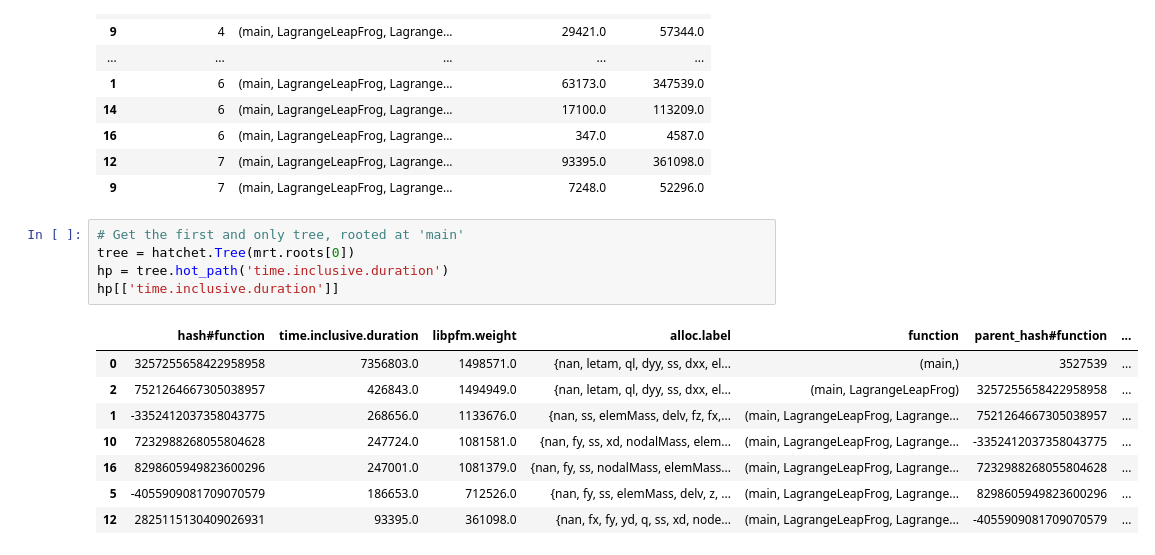
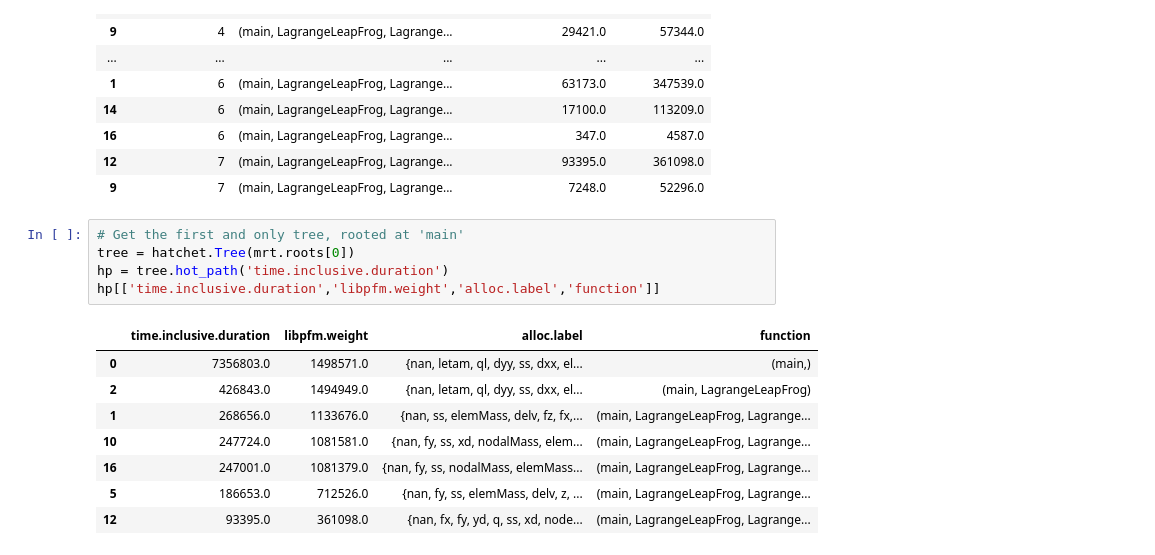
Before and after one commit to LLNL/caliper-examples, a Jupyter notebook: jupyter_notebooks/LULESH Memory Load Sampling Analysis.ipynb, the cells around one changed output. Drawn from its saved outputs; the diff is of its cells as text.

```diff
--- a/jupyter_notebooks/LULESH Memory Load Sampling Analysis.ipynb
+++ b/jupyter_notebooks/LULESH Memory Load Sampling Analysis.ipynb
@@ -162,14 +162,14 @@ mrt.df_nodes[['depth#function', 'function', 'time.inclusive.duration', 'libpfm.w
 # %%
 # Get the first and only tree, rooted at 'main'
 tree = hatchet.Tree(mrt.roots[0])
 hp = tree.hot_path('time.inclusive.duration')
-hp[['time.inclusive.duration']]
+hp[['time.inclusive.duration','libpfm.weight','alloc.label','function']]
 # %% [output]
-|  | hash#function | time.inclusive.duration | libpfm.weight | alloc.label | function | parent_hash#function | ... |
-| 0 | 3257255658422958958 | 7356803.0 | 1498571.0 | {nan, letam, ql, dyy, ss, dxx, el... | (main,) | 3527539 | ... |
-| 2 | 7521264667305038957 | 426843.0 | 1494949.0 | {nan, letam, ql, dyy, ss, dxx, el... | (main, LagrangeLeapFrog) | 3257255658422958958 | ... |
-| 1 | -3352412037358043775 | 268656.0 | 1133676.0 | {nan, ss, elemMass, delv, fz, fx,... | (main, LagrangeLeapFrog, Lagrange... | 7521264667305038957 | ... |
-| 10 | 7232988268055804628 | 247724.0 | 1081581.0 | {nan, fy, ss, xd, nodalMass, elem... | (main, LagrangeLeapFrog, Lagrange... | -3352412037358043775 | ... |
-| 16 | 8298605949823600296 | 247001.0 | 1081379.0 | {nan, fy, ss, nodalMass, elemMass... | (main, LagrangeLeapFrog, Lagrange... | 7232988268055804628 | ... |
-| 5 | -4055909081709070579 | 186653.0 | 712526.0 | {nan, fy, ss, elemMass, delv, z, ... | (main, LagrangeLeapFrog, Lagrange... | 8298605949823600296 | ... |
-| 12 | 2825115130409026931 | 93395.0 | 361098.0 | {nan, fx, fy, yd, q, ss, xd, node... | (main, LagrangeLeapFrog, Lagrange... | -4055909081709070579 | ... |
+|  | time.inclusive.duration | libpfm.weight | alloc.label | function |
+| 0 | 7356803.0 | 1498571.0 | {nan, letam, ql, dyy, ss, dxx, el... | (main,) |
+| 2 | 426843.0 | 1494949.0 | {nan, letam, ql, dyy, ss, dxx, el... | (main, LagrangeLeapFrog) |
+| 1 | 268656.0 | 1133676.0 | {nan, ss, elemMass, delv, fz, fx,... | (main, LagrangeLeapFrog, Lagrange... |
+| 10 | 247724.0 | 1081581.0 | {nan, fy, ss, xd, nodalMass, elem... | (main, LagrangeLeapFrog, Lagrange... |
+| 16 | 247001.0 | 1081379.0 | {nan, fy, ss, nodalMass, elemMass... | (main, LagrangeLeapFrog, Lagrange... |
+| 5 | 186653.0 | 712526.0 | {nan, fy, ss, elemMass, delv, z, ... | (main, LagrangeLeapFrog, Lagrange... |
+| 12 | 93395.0 | 361098.0 | {nan, fx, fy, yd, q, ss, xd, node... | (main, LagrangeLeapFrog, Lagrange... |
```
